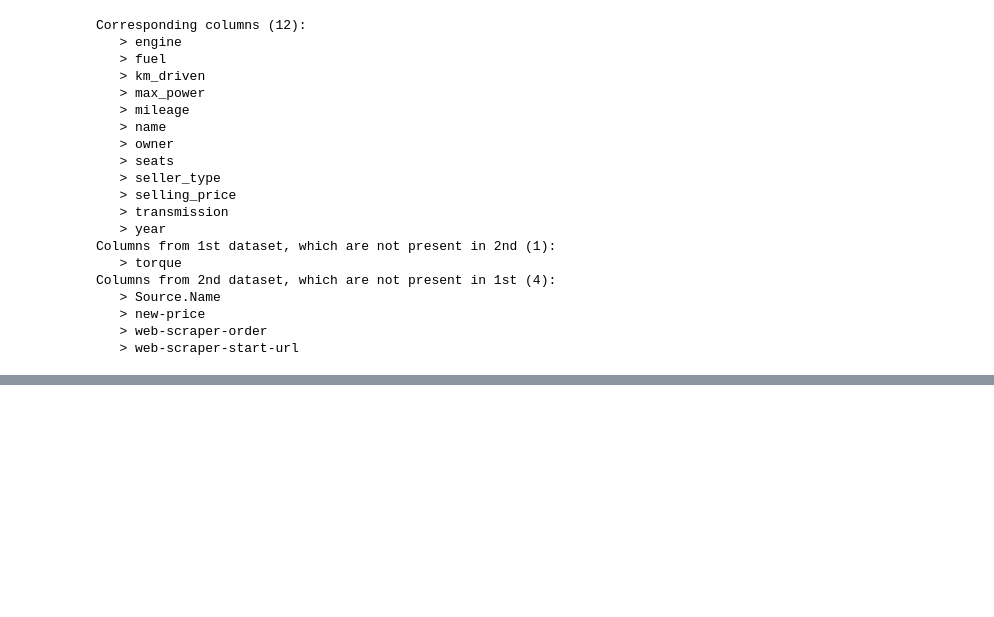
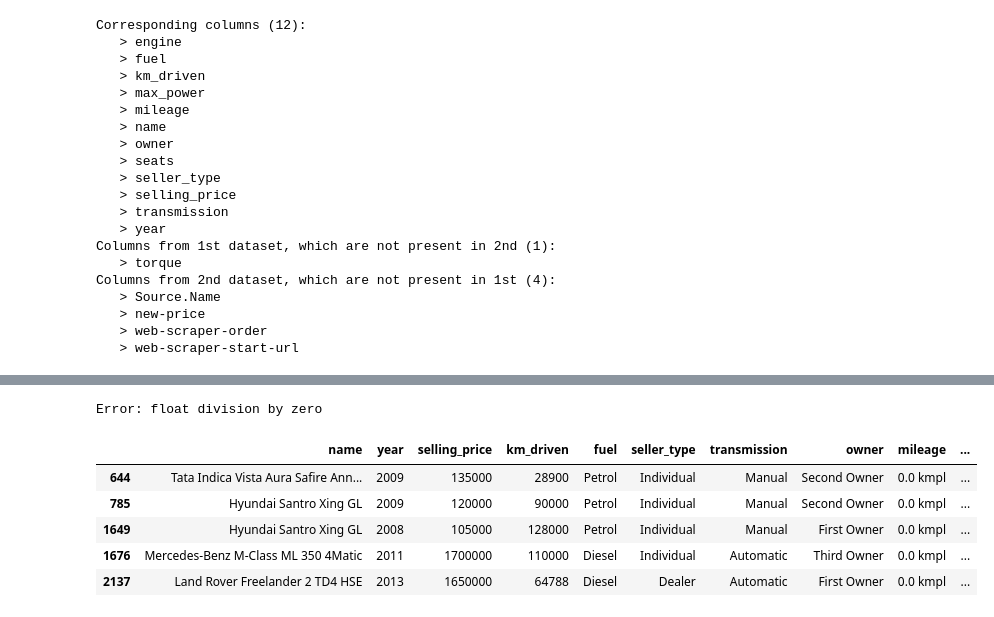
Before and after one commit to ZaikaBohdan/ds_car_price_proj, a Jupyter notebook: car_price_pred.ipynb, the cells around one changed output, grey strips where cells are left out. Drawn from its saved outputs; the diff is of its cells as text; code cells hidden in the pictures; blank space fills up the shorter version.

```diff
--- a/car_price_pred.ipynb
+++ b/car_price_pred.ipynb
@@ -185,0 +223,12 @@ This comparison will help us prioritize columns in data cleaning process. Values
+# %%
+# first run of code raised error during attemt to convert values to numeric because of one incorrect value in a row
+# line of code below added for fixing this value
+raw_data_1.loc[raw_data_1['max_power'] == ' bhp', 'max_power'] = np.nan
+
+conv_cols = ['mileage', 'engine', 'max_power']
+for name in conv_cols:
+    raw_data_1[[name+'_val', name+'_unit']] = raw_data_1[name].str.split(expand=True)
+    raw_data_1 = raw_data_1.astype({name+'_val':float})
+
+all_conv_cols = np.array([[name, name+'_val', name+'_unit'] for name in conv_cols]).flatten()
+raw_data_1[all_conv_cols].head()
@@ -185,0 +285,24 @@ This comparison will help us prioritize columns in data cleaning process. Values
+# %%
+# list of average fuel prices in Delhi (India) from MyPetrolPrice website (LPG is AutoGas on website)
+fuel_price = {
+    'Diesel' : 86.75,
+    'Petrol' : 95.5,
+    'CNG' : 61.69,
+    'LPG' : 52.08
+}
+try:
+    raw_data_1['cost_of_km'] = raw_data_1.apply(lambda row: fuel_price[row['fuel']] / row['mileage_val'], axis=1)
+except Exception as e:
+    print(f'Error: {e}')
+# %% [output]
+Error: float division by zero
+# %%
+# seems like we have zero values in 'mileage_val', let's check if it is true
+raw_data_1[raw_data_1['mileage_val']==0].head()
+# %% [output]
+|  | name | year | selling_price | km_driven | fuel | seller_type | transmission | owner | mileage | ... |
+| 644 | Tata Indica Vista Aura Safire Ann... | 2009 | 135000 | 28900 | Petrol | Individual | Manual | Second Owner | 0.0 kmpl | ... |
+| 785 | Hyundai Santro Xing GL | 2009 | 120000 | 90000 | Petrol | Individual | Manual | Second Owner | 0.0 kmpl | ... |
+| 1649 | Hyundai Santro Xing GL | 2008 | 105000 | 128000 | Petrol | Individual | Manual | First Owner | 0.0 kmpl | ... |
+| 1676 | Mercedes-Benz M-Class ML 350 4Matic | 2011 | 1700000 | 110000 | Diesel | Individual | Automatic | Third Owner | 0.0 kmpl | ... |
+| 2137 | Land Rover Freelander 2 TD4 HSE | 2013 | 1650000 | 64788 | Diesel | Dealer | Automatic | First Owner | 0.0 kmpl | ... |
```
Also changed, not shown: parts of 17 cells of this notebook.
